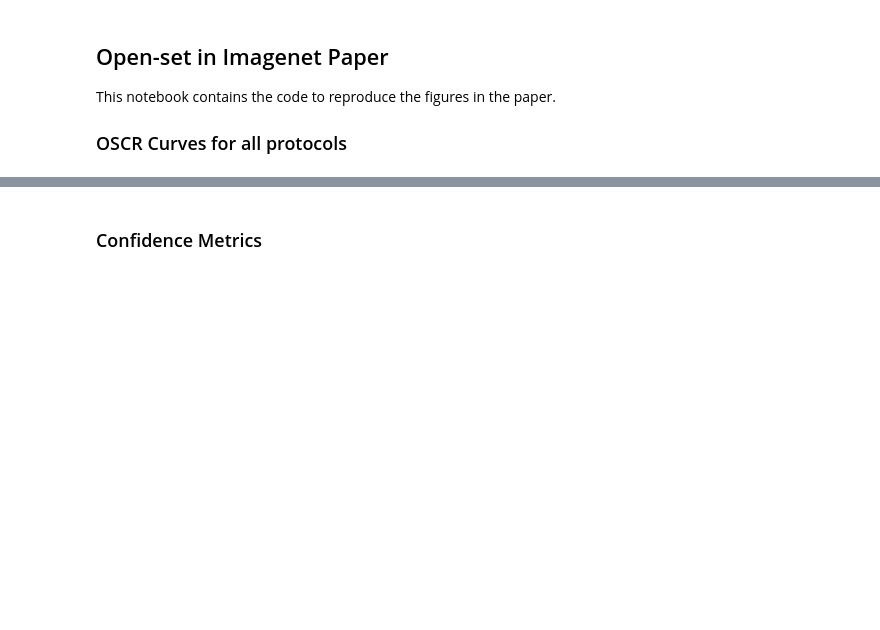
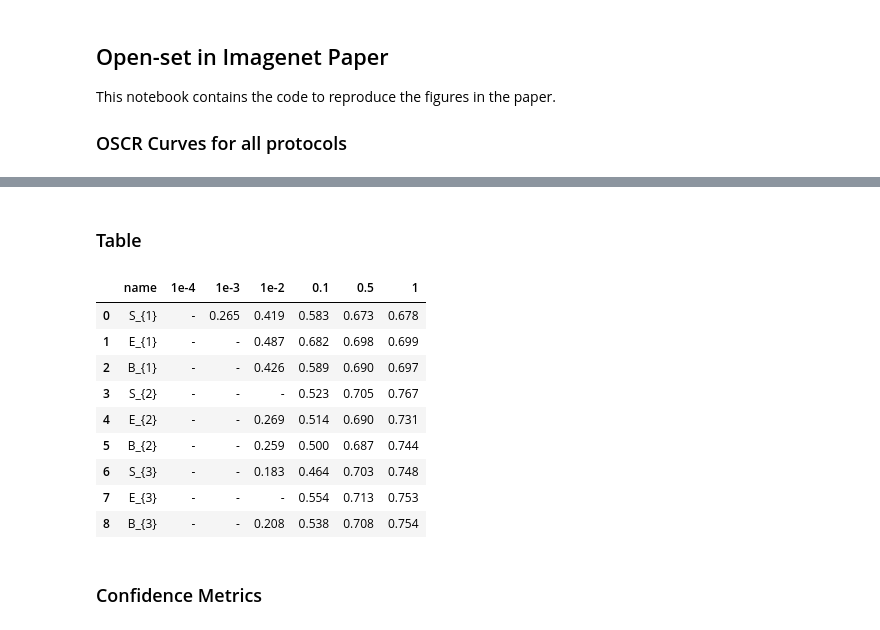
Before and after one commit to AIML-IfI/openset-imagenet, a Jupyter notebook: analysis/open_set_imagenet.ipynb, the cells around one changed output, grey strips where cells are left out. Cells and saved outputs as stored; diff of their text form; code cells hidden in the pictures; blank space fills up the shorter version.

Commit message:
adding results table

```diff
--- a/analysis/open_set_imagenet.ipynb
+++ b/analysis/open_set_imagenet.ipynb
@@ -110,3 +113,68 @@ plt.show()
+# %% [markdown]
+### Table
+# %%
+import numpy as np
+import pandas as pd
+
+
+experiments = {
+    'S_{1}':    outputs / 's1n_l1_e0_adam/s1n_l1_e0_adam_curr_val_arr.npz',
+    'E_{1}':    outputs / 'e1n_l1_e0_adam/e1n_l1_e0_adam_best_val_arr.npz',
+    'B_{1}':    outputs / 'b1n_l1_e0_adam/b1n_l1_e0_adam_best_val_arr.npz',
+    # 's12':    outputs / 'old/s1n_l1_e0_adam_d40_g0.3_old/s1n_l1_e0_adam_d40_g0.3_best_val_arr.npz',
+    'S_{2}':    outputs / 's2n_l1_e0_adam/s2n_l1_e0_adam_best_val_arr.npz',
+    'E_{2}':    outputs / 'e2n_l1_e0_adam/e2n_l1_e0_adam_best_val_arr.npz',
+    'B_{2}':    outputs / 'b2n_l1_e0_adam/b2n_l1_e0_adam_best_val_arr.npz',
+    # 's22':    outputs / 'old/s2_a0_w0_l1_t8_x0_e0_af_old/s2_a0_w0_l1_t8_x0_e0_af_best_val_arr.npz',
+    'S_{3}':    outputs / 's3n_l1_e0_adam/s3n_l1_e0_adam_best_val_arr.npz',
+    'E_{3}':    outputs / 'e3n_l1_e0_adam/e3n_l1_e0_adam_best_val_arr.npz',
+    'B_{3}':    outputs / 'b3n_l1_e0_adam/b3n_l1_e0_adam_best_val_arr.npz',
+    # 's32':    outputs / 'old/s3n_l1_e0_adam_d40_g0.3_old/s3n_l1_e0_adam_d40_g0.3_best_val_arr.npz',
+   }
+
+experiments = util.read_array_list(util.transform_to_test(experiments))
+
+def find_nearest(array, value):
+    array = np.asarray(array)
+    idx = (np.abs(array - value)).argmin()
+    return idx, array[idx]
+
+data = []
+query = [1e-4, 1e-3, 1e-2, 0.1, 0.5, 1.0]
+unk_label = -2
+for exp, array in experiments.items():
+    target = array['gt']
+    scores = array['scores']
+    row = [exp]
+    loss = 'BGsoftmax' if exp.startswith('B') else None
+    if loss is not None:
+        scores = scores[:, :-1]
+    ccr_, fpr_ = util.calculate_oscr(target, scores, points=30000, unk_label=unk_label)
+
+    for q in query:
+        idx, fpr = find_nearest(fpr_, q)
+        error = round(100*abs(fpr - q) / q, 1)
+        if error >= 15.0:  # If error greater than 10% then assume we do not have that fpr in the data
+            row.append('-')
+        else:
+            row.append(round(ccr_[idx],3))
+    data.append(tuple(row))
+#cols = ['name', '1e-4fpr', '1e-4ccr',  '1e-3fpr', '1e-3ccr', '1e-2fpr', '1e-2ccr', '0.1fpr', '0.1ccr', '0.5fpr', '0.5ccr', '1fpr', '1ccr']
+cols = ['name', '1e-4', '1e-3',  '1e-2', '0.1', '0.5', '1']
+df = pd.DataFrame(data, columns=cols)
+df = df.reset_index(drop=True)
+df
+# %% [output]
+|  | name | 1e-4 | 1e-3 | 1e-2 | 0.1 | 0.5 | 1 |
+| 0 | S_{1} | - | 0.265 | 0.419 | 0.583 | 0.673 | 0.678 |
+| 1 | E_{1} | - | - | 0.487 | 0.682 | 0.698 | 0.699 |
+| 2 | B_{1} | - | - | 0.426 | 0.589 | 0.690 | 0.697 |
+| 3 | S_{2} | - | - | - | 0.523 | 0.705 | 0.767 |
+| 4 | E_{2} | - | - | 0.269 | 0.514 | 0.690 | 0.731 |
+| 5 | B_{2} | - | - | 0.259 | 0.500 | 0.687 | 0.744 |
+| 6 | S_{3} | - | - | 0.183 | 0.464 | 0.703 | 0.748 |
+| 7 | E_{3} | - | - | - | 0.554 | 0.713 | 0.753 |
+| 8 | B_{3} | - | - | 0.208 | 0.538 | 0.708 | 0.754 |
 # %% [markdown]
 ### Confidence Metrics
 # %%
```
Also changed, not shown: parts of 7 cells of this notebook, 2 other files.
